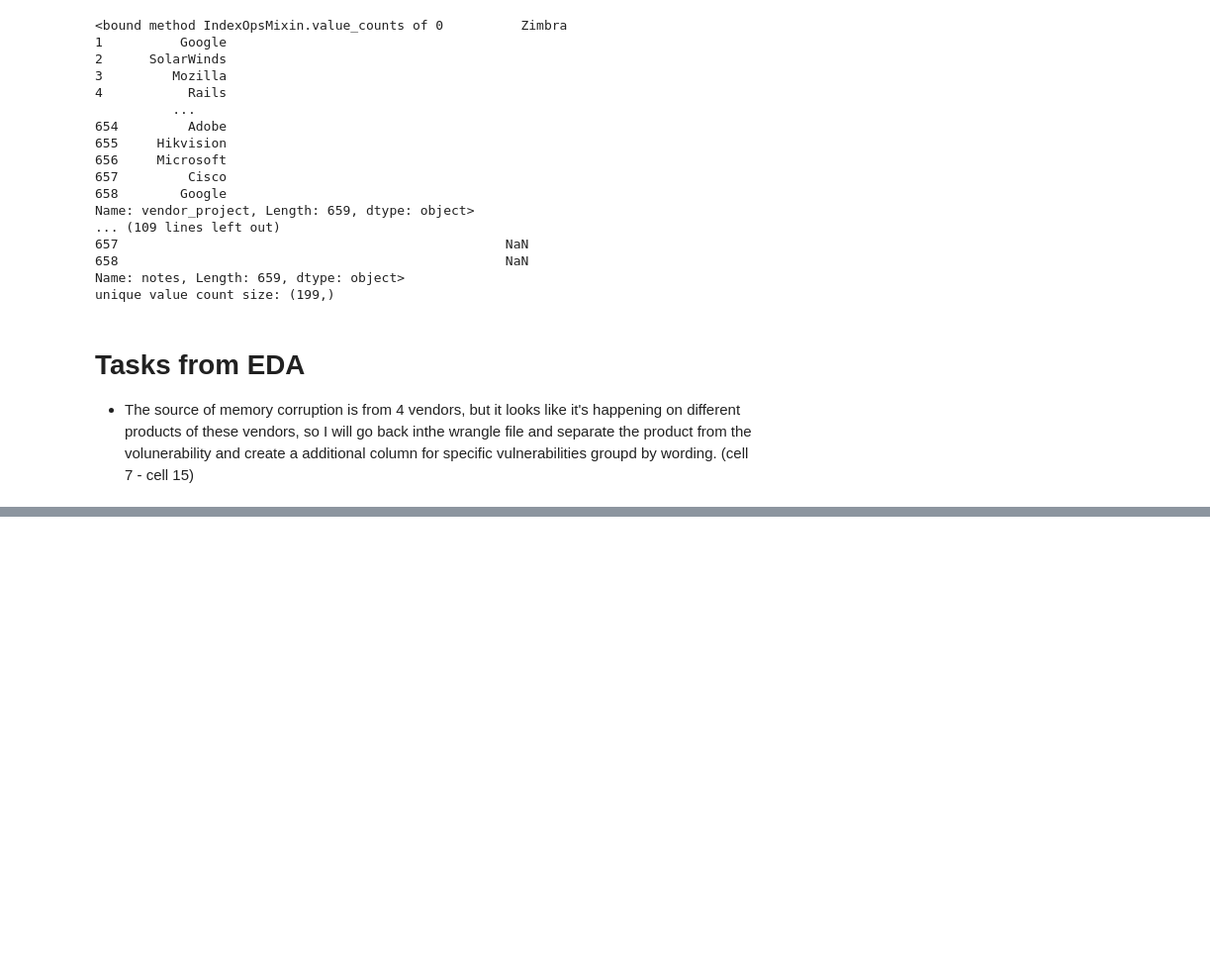
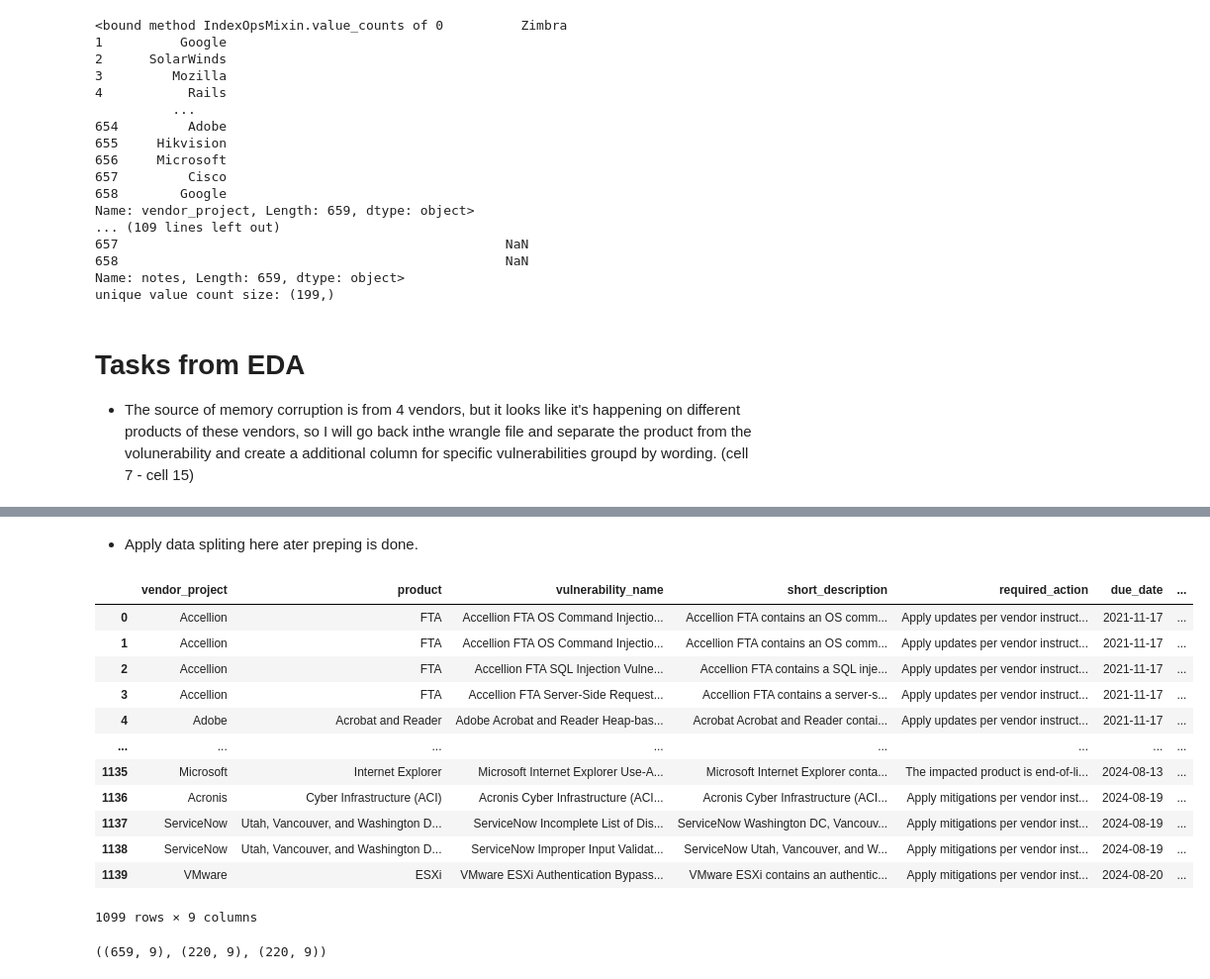
Before and after one commit to MigashaneVictoire/kev, a Jupyter notebook: wrangle.ipynb, the cells around one changed output, grey strips where cells are left out. Shown at 99% size. Cells and saved outputs as stored; diff of their text form; code cells hidden in the pictures; blank space fills up the shorter version.

```diff
--- a/wrangle.ipynb
+++ b/wrangle.ipynb
@@ -360,0 +365,28 @@ Name: count, dtype: int64
+# %% [markdown]
+* Apply data spliting here ater preping is done.
+# %%
+feature_eng_vul_names(df)
+# %% [output]
+|  | vendor_project | product | vulnerability_name | short_description | required_action | due_date | ... |
+| 0 | Accellion | FTA | Accellion FTA OS Command Injectio... | Accellion FTA contains an OS comm... | Apply updates per vendor instruct... | 2021-11-17 | ... |
+| 1 | Accellion | FTA | Accellion FTA OS Command Injectio... | Accellion FTA contains an OS comm... | Apply updates per vendor instruct... | 2021-11-17 | ... |
+| 2 | Accellion | FTA | Accellion FTA SQL Injection Vulne... | Accellion FTA contains a SQL inje... | Apply updates per vendor instruct... | 2021-11-17 | ... |
+| 3 | Accellion | FTA | Accellion FTA Server-Side Request... | Accellion FTA contains a server-s... | Apply updates per vendor instruct... | 2021-11-17 | ... |
+| 4 | Adobe | Acrobat and Reader | Adobe Acrobat and Reader Heap-bas... | Acrobat Acrobat and Reader contai... | Apply updates per vendor instruct... | 2021-11-17 | ... |
+| ... | ... | ... | ... | ... | ... | ... | ... |
+| 1135 | Microsoft | Internet Explorer | Microsoft Internet Explorer Use-A... | Microsoft Internet Explorer conta... | The impacted product is end-of-li... | 2024-08-13 | ... |
+| 1136 | Acronis | Cyber Infrastructure (ACI) | Acronis Cyber Infrastructure (ACI... | Acronis Cyber Infrastructure (ACI... | Apply mitigations per vendor inst... | 2024-08-19 | ... |
+| 1137 | ServiceNow | Utah, Vancouver, and Washington D... | ServiceNow Incomplete List of Dis... | ServiceNow Washington DC, Vancouv... | Apply mitigations per vendor inst... | 2024-08-19 | ... |
+| 1138 | ServiceNow | Utah, Vancouver, and Washington D... | ServiceNow Improper Input Validat... | ServiceNow Utah, Vancouver, and W... | Apply mitigations per vendor inst... | 2024-08-19 | ... |
+| 1139 | VMware | ESXi | VMware ESXi Authentication Bypass... | VMware ESXi contains an authentic... | Apply mitigations per vendor inst... | 2024-08-20 | ... |
+1099 rows × 9 columns
+# %%
+# Split the data into 3 sets
+train, validate, test = wrangle_.split_data_(df=df,
+                     test_size=0.2,
+                     validate_size= 0.2,
+                     stratify_col="known_ransomware_campaign_use",
+                     random_state=10)
+train.shape, validate.shape, test.shape
+# %% [output]
+((659, 9), (220, 9), (220, 9))
```
Also changed, not shown: parts of 27 cells of this notebook.
